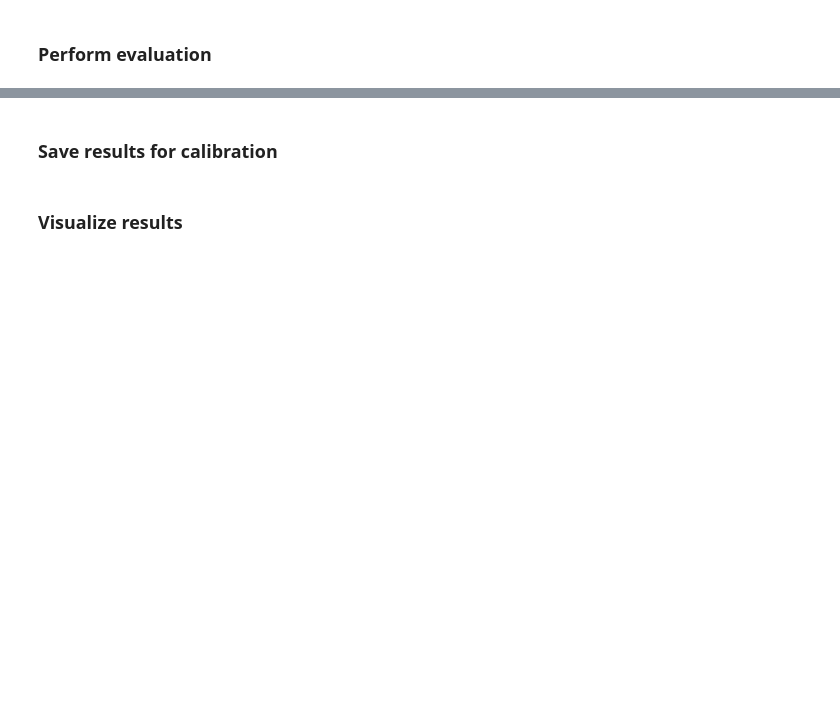
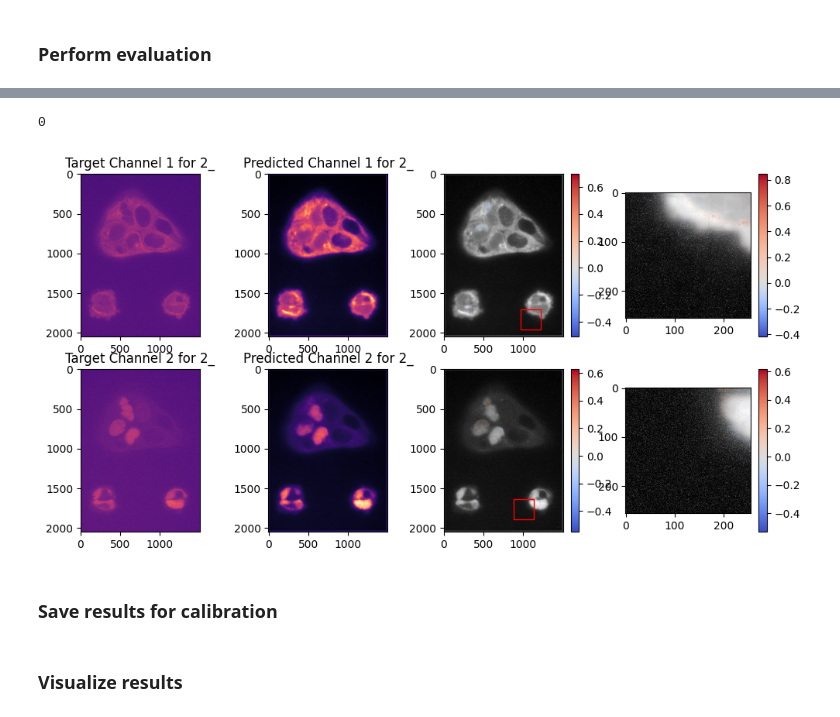
Before and after one commit to CAREamics/microSplit-reproducibility, a Jupyter notebook: examples/2D/HT_LIF24/02_evaluation.ipynb, the cells around one changed output, grey strips where cells are left out. Drawn from its saved outputs; the diff is of its cells as text; code cells hidden in the pictures; blank space fills up the shorter version.

```diff
--- a/examples/2D/HT_LIF24/02_evaluation.ipynb
+++ b/examples/2D/HT_LIF24/02_evaluation.ipynb
@@ -148,39 +225,44 @@ for i in range(ncols):
 # %%
-nrows = stitched_predictions[file_idx].shape[-1]
+nrows = stitched_predictions[filename_idx].shape[-1]
 img_sz = 3
-_,ax = plt.subplots(figsize=(4*img_sz,nrows*img_sz), ncols=4, nrows=nrows)
-idx = np.random.randint(len(stitched_predictions[file_idx]))
+_, ax = plt.subplots(figsize=(4 * img_sz, nrows * img_sz), ncols=4, nrows=nrows)
+idx = np.random.randint(len(stitched_predictions[filename_idx]))
 print(idx)
 for ch_id in range(nrows):
-    ax[ch_id,0].set_title(f'Target Channel {ch_id+1}')
-    ax[ch_id,0].imshow(target_normalized[idx,..., ch_id], cmap='magma')
-    ax[ch_id,1].set_title(f'Predicted Channel {ch_id+1}')
-    ax[ch_id,1].imshow(predictions[idx,:,:,ch_id], cmap='magma')
+    ax[ch_id, 0].set_title(f"Target Channel {ch_id+1} for {filename_idx}")
+    ax[ch_id, 0].imshow(target_normalized[idx, ..., ch_id], cmap="magma")
+    ax[ch_id, 1].set_title(f"Predicted Channel {ch_id+1} for {filename_idx}")
+    ax[ch_id, 1].imshow(predictions[idx, :, :, ch_id], cmap="magma")
     plot_error(
-        target_normalized[idx,...,ch_id],
-        predictions[idx,:,:,ch_id],
-        cmap = mpl.cm.coolwarm,
-        ax = ax[ch_id,2],
-        max_val = None
+        target_normalized[idx, ..., ch_id],
+        predictions[idx, :, :, ch_id],
+        cmap=mpl.cm.coolwarm,
+        ax=ax[ch_id, 2],
+        max_val=None,
     )
 
     cropsz = 256
     h_s = np.random.randint(0, target_normalized.shape[1] - cropsz)
     h_e = h_s + cropsz
     w_s = np.random.randint(0, target_normalized.shape[2] - cropsz)
     w_e = w_s + cropsz
 
     plot_error(
-        target_normalized[idx,h_s:h_e,w_s:w_e, ch_id],
-        predictions[idx,h_s:h_e,w_s:w_e,ch_id],
-        cmap = mpl.cm.coolwarm,
-        ax = ax[ch_id,3],
-        max_val = None
+        target_normalized[idx, h_s:h_e, w_s:w_e, ch_id],
+        predictions[idx, h_s:h_e, w_s:w_e, ch_id],
+        cmap=mpl.cm.coolwarm,
+        ax=ax[ch_id, 3],
+        max_val=None,
     )
 
     # Add rectangle to the region
-    rect = patches.Rectangle((w_s, h_s), w_e-w_s, h_e-h_s, linewidth=1, edgecolor='r', facecolor='none')
-    ax[ch_id,2].add_patch(rect)
+    rect = patches.Rectangle(
+        (w_s, h_s), w_e - w_s, h_e - h_s, linewidth=1, edgecolor="r", facecolor="none"
+    )
+    ax[ch_id, 2].add_patch(rect)
+# %% [output]
+0
+[figure, added]
 # %%
 rmse_arr = []
 psnr_arr = []
```
Also changed, not shown: parts of 28 cells of this notebook, 9 other files.
